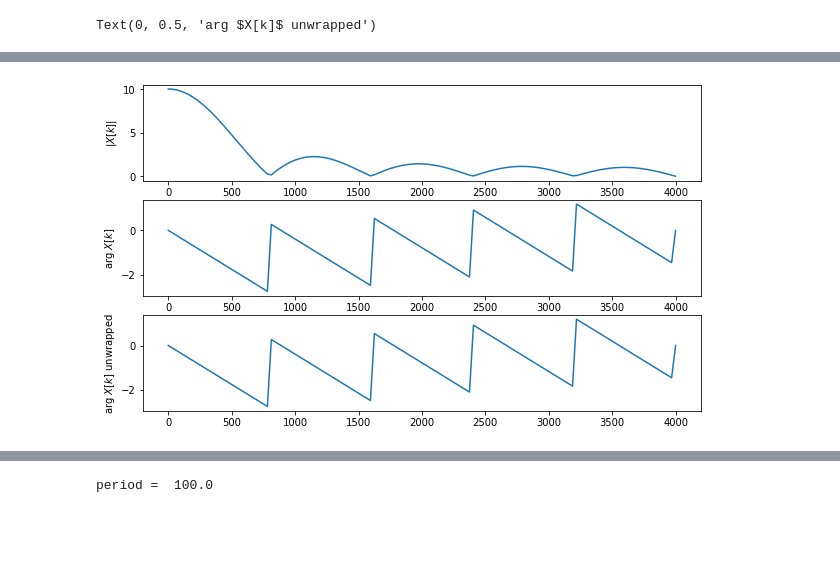
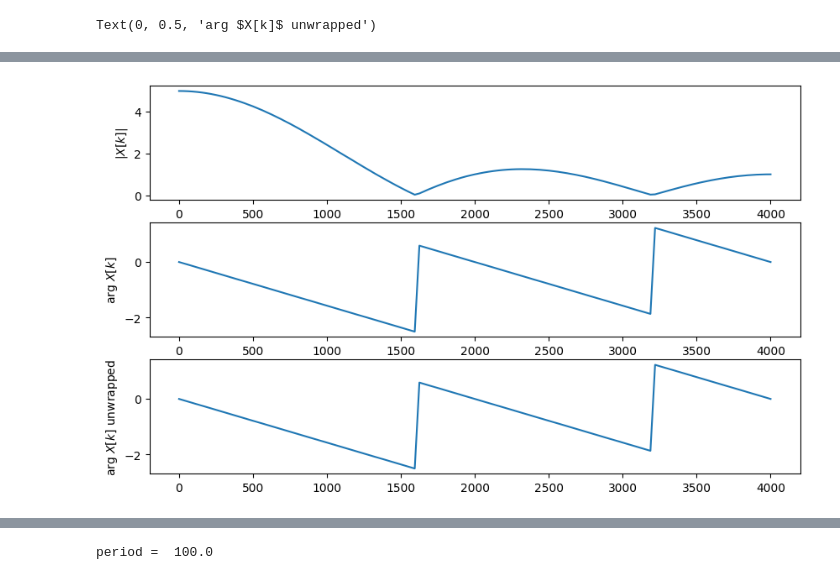
Before and after one commit to Katzoun/ISS-course, a Jupyter notebook: 03_spectral_analysis_2/03_spectral_2.ipynb, the cells around one changed output, grey strips where cells are left out. Saved outputs shown, nothing was run; the diff lists cells and outputs as text; code cells hidden in the pictures; blank space fills up the shorter version.

```diff
--- a/03_spectral_analysis_2/03_spectral_2.ipynb
+++ b/03_spectral_analysis_2/03_spectral_2.ipynb
@@ -117,11 +117,11 @@ Text(0, 0.5, 'arg $X[k]$ unwrapped')
 # %%
 # >>>>>>>>>>>>>>>>> #dft_of_rectangle <<<<<<<<<<<<<<<<<<<<<<<<<
 x = np.zeros(N)
-g = 10  # <--------------- set the rectangle width here
+g = 5  # <--------------- set the rectangle width here
 x[0:g] = 1
 X = np.fft.fft(x)
 plt.figure(figsize=(10,3))
-plt.stem(n,x,basefmt=" ", use_line_collection="true")
+plt.stem(n,x,basefmt=" ")
 _, ax = plt.subplots(3,1, figsize=(10,6))
 ax[0].plot(f,np.abs(X[kall]))
 ax[0].set_ylabel('$|X[k]|$')
@@ -135,4 +135,4 @@ Text(0, 0.5, 'arg $X[k]$ unwrapped')
-[figure, old version]
+[figure, new version]
 # %%
 # >>>>>>>>>>>>>>>>> #dft_of_symmetrical_rectangle <<<<<<<<<<<<<<<<<<<<<<<<<
 x = np.zeros(N)
```
Also changed, not shown: parts of 16 cells of this notebook, 13 other files.
